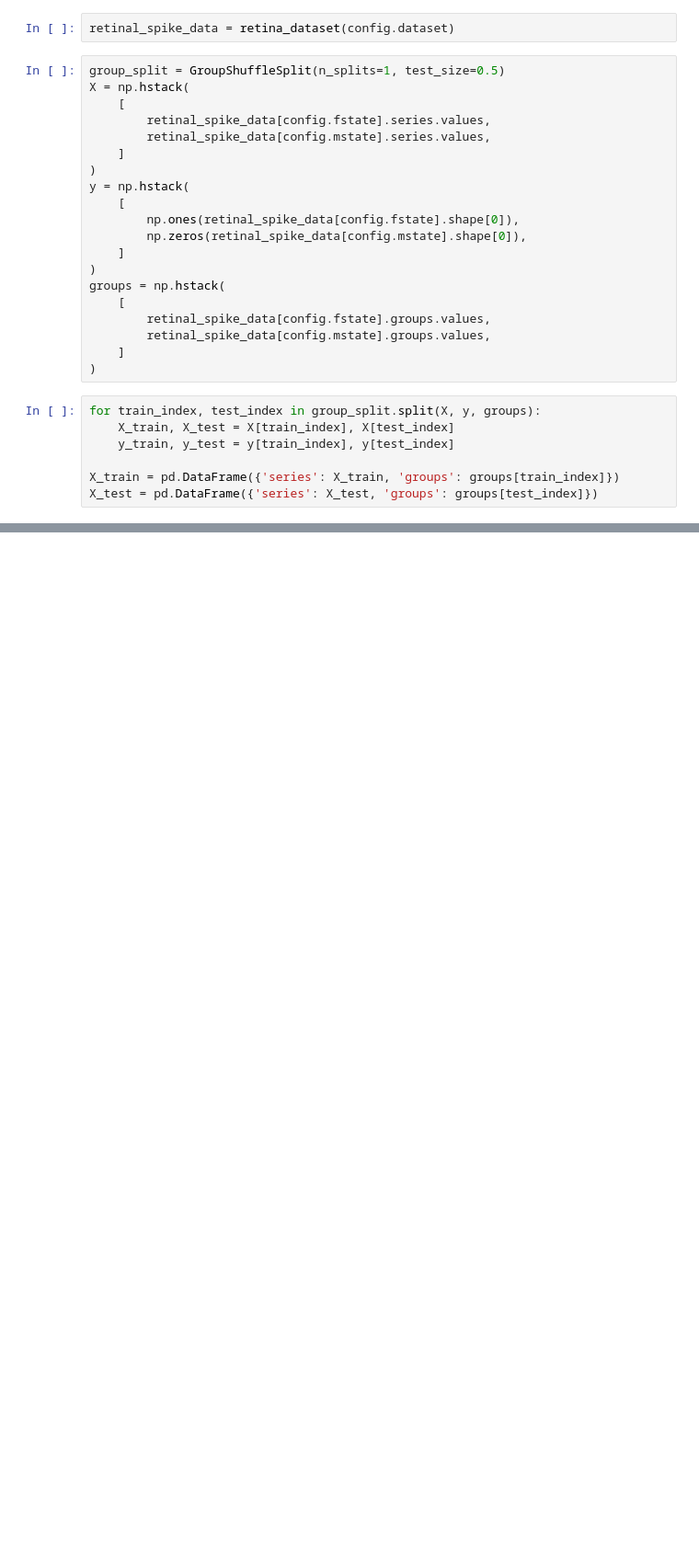
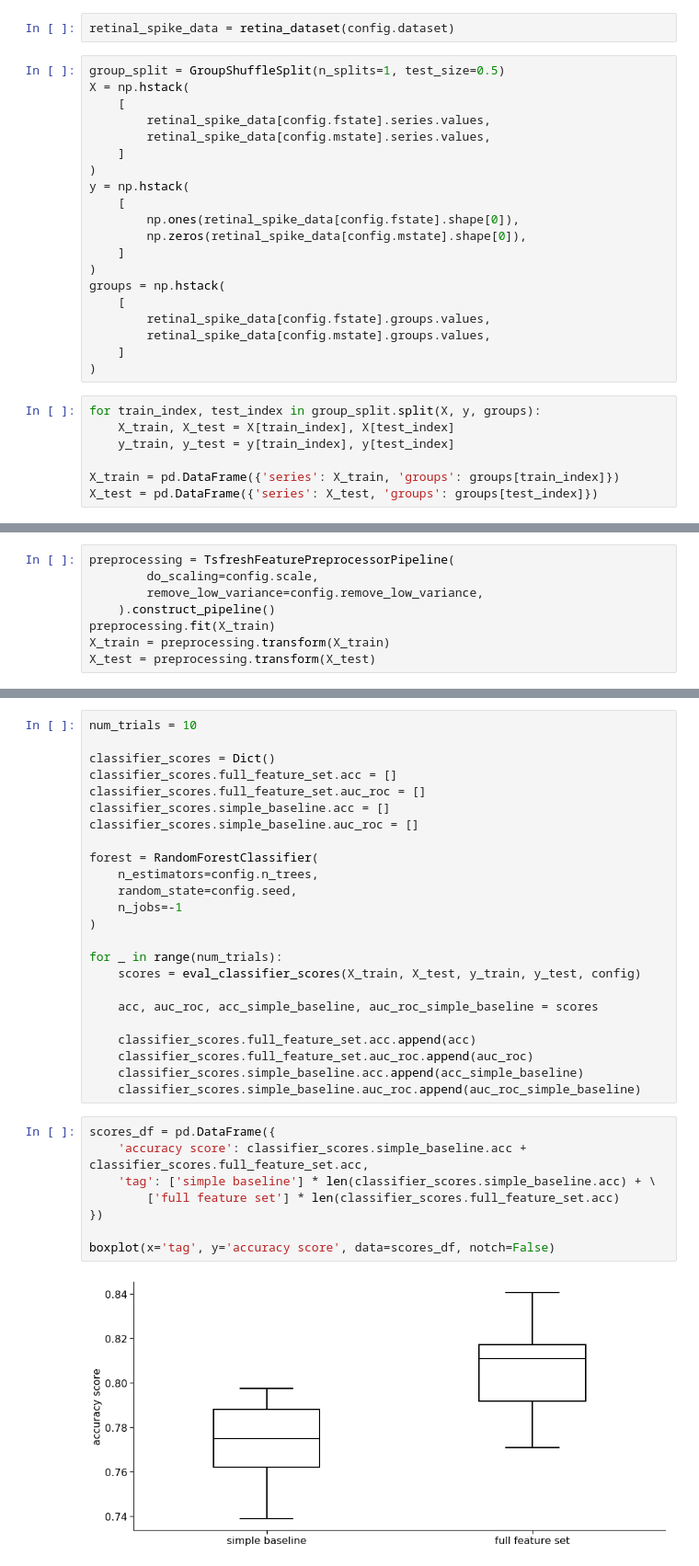
Before and after one commit to lzrvch/spikebench, a Jupyter notebook: examples/notebooks/retina_stimulus_classification.ipynb, the cells around one changed output, grey strips where cells are left out. Shown: that part at 92% size. Saved outputs shown, nothing was run; the diff lists cells and outputs as text; blank space fills up the shorter version.

```diff
--- a/examples/notebooks/retina_stimulus_classification.ipynb
+++ b/examples/notebooks/retina_stimulus_classification.ipynb
@@ -81,0 +92,8 @@ ValueError: could not convert string to float: '2063.00 3306.00 3546.00 2118.00
+# %%
+preprocessing = TsfreshFeaturePreprocessorPipeline(
+        do_scaling=config.scale,
+        remove_low_variance=config.remove_low_variance,
+    ).construct_pipeline()
+preprocessing.fit(X_train)
+X_train = preprocessing.transform(X_train)
+X_test = preprocessing.transform(X_test)
@@ -81,0 +141,34 @@ ValueError: could not convert string to float: '2063.00 3306.00 3546.00 2118.00
+# %%
+num_trials = 10
+
+classifier_scores = Dict()
+classifier_scores.full_feature_set.acc = []
+classifier_scores.full_feature_set.auc_roc = []
+classifier_scores.simple_baseline.acc = []
+classifier_scores.simple_baseline.auc_roc = []
+
+forest = RandomForestClassifier(
+    n_estimators=config.n_trees,
+    random_state=config.seed,
+    n_jobs=-1
+)
+
+for _ in range(num_trials):
+    scores = eval_classifier_scores(X_train, X_test, y_train, y_test, config)
+
+    acc, auc_roc, acc_simple_baseline, auc_roc_simple_baseline = scores
+
+    classifier_scores.full_feature_set.acc.append(acc)
+    classifier_scores.full_feature_set.auc_roc.append(auc_roc)
+    classifier_scores.simple_baseline.acc.append(acc_simple_baseline)
+    classifier_scores.simple_baseline.auc_roc.append(auc_roc_simple_baseline)
+# %%
+scores_df = pd.DataFrame({
+    'accuracy score': classifier_scores.simple_baseline.acc + classifier_scores.full_feature_set.acc,
+    'tag': ['simple baseline'] * len(classifier_scores.simple_baseline.acc) + \
+        ['full feature set'] * len(classifier_scores.full_feature_set.acc)
+})
+
+boxplot(x='tag', y='accuracy score', data=scores_df, notch=False)
+# %% [output]
+[figure, added]
```
Also changed, not shown: parts of 5 cells of this notebook.
